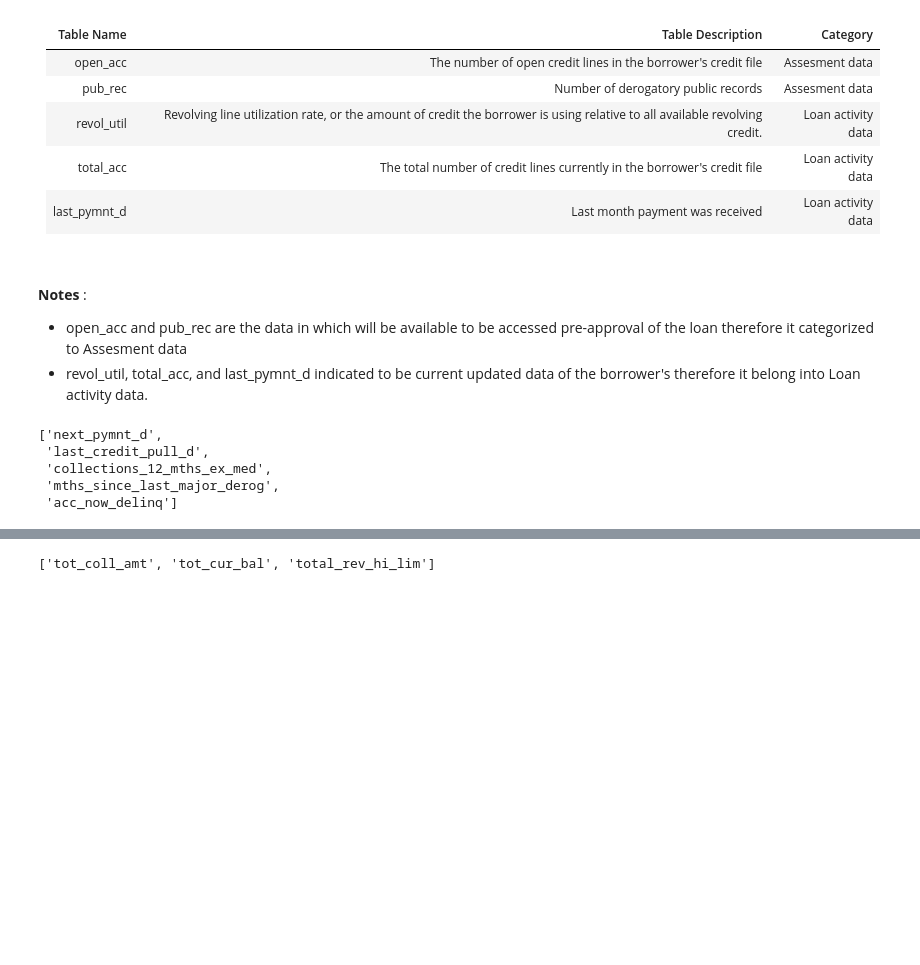
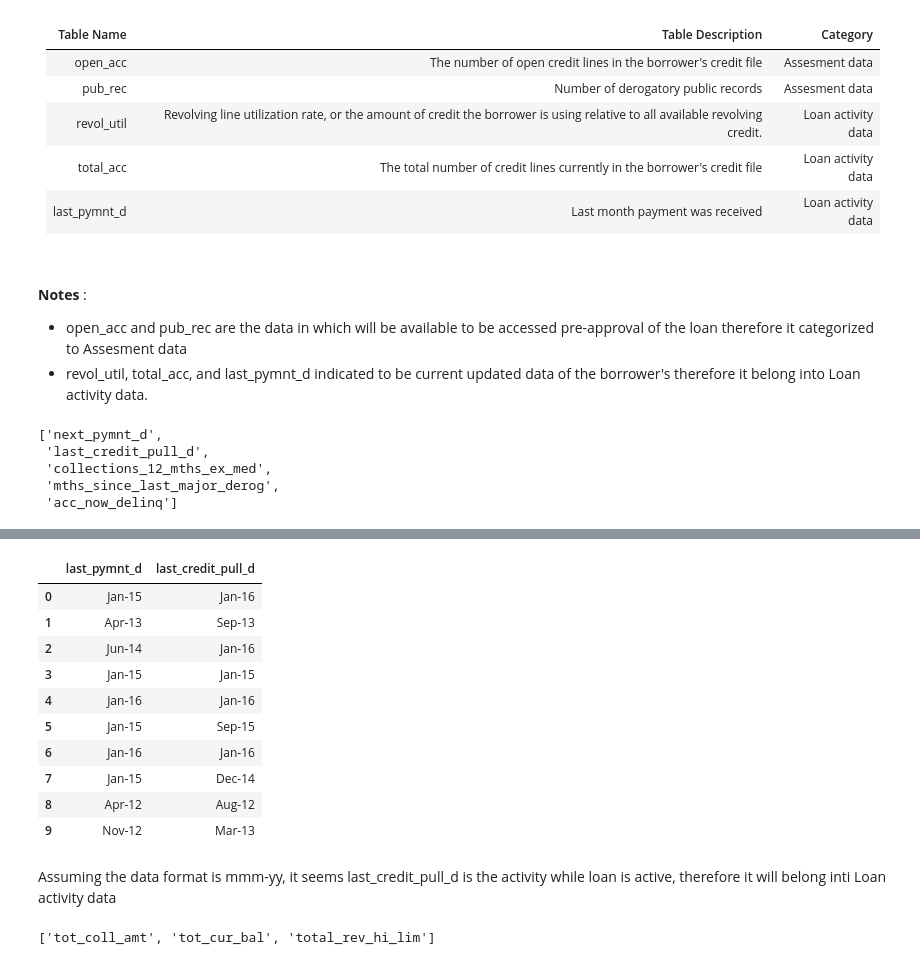
Before and after one commit to khalifaumana/VIX-Rakamin-IDX, a Jupyter notebook: Data inspection.ipynb, the cells around one changed output, grey strips where cells are left out. Saved outputs shown, nothing was run; the diff lists cells and outputs as text; code cells hidden in the pictures; blank space fills up the shorter version.

Commit message:
forget to save data inspection.ipynb

```diff
--- a/Data inspection.ipynb
+++ b/Data inspection.ipynb
@@ -609,0 +627,16 @@ semiNullColumn[15:20]
+# %%
+df[['last_pymnt_d','last_credit_pull_d']][:10]
+# %% [output]
+|  | last_pymnt_d | last_credit_pull_d |
+| 0 | Jan-15 | Jan-16 |
+| 1 | Apr-13 | Sep-13 |
+| 2 | Jun-14 | Jan-16 |
+| 3 | Jan-15 | Jan-15 |
+| 4 | Jan-16 | Jan-16 |
+| 5 | Jan-15 | Sep-15 |
+| 6 | Jan-16 | Jan-16 |
+| 7 | Jan-15 | Dec-14 |
+| 8 | Apr-12 | Aug-12 |
+| 9 | Nov-12 | Mar-13 |
+# %% [markdown]
+Assuming the data format is mmm-yy, it seems last_credit_pull_d is the activity while loan is active, therefore it will belong inti Loan activity data
```
Also changed, not shown: parts of 11 cells of this notebook.
